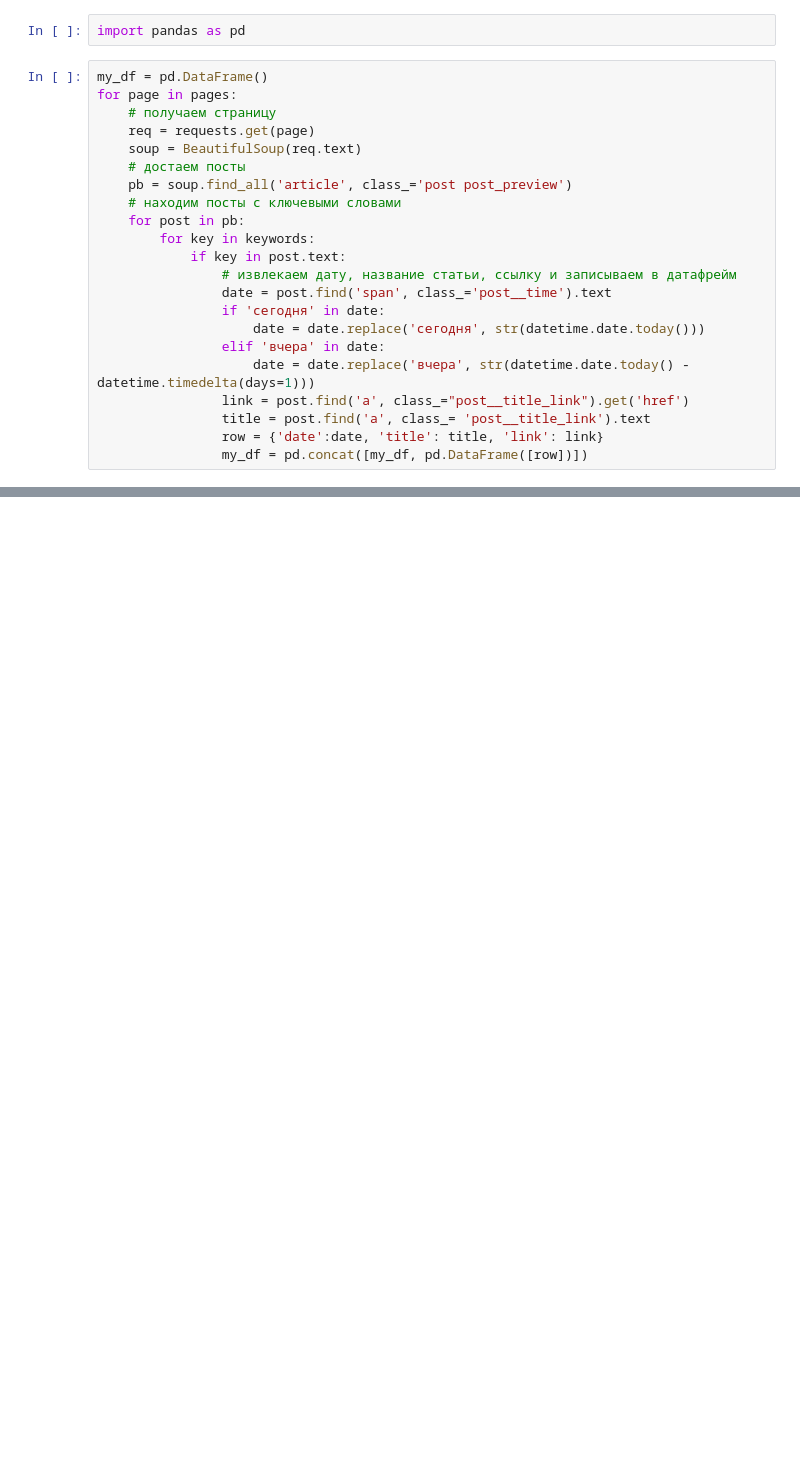
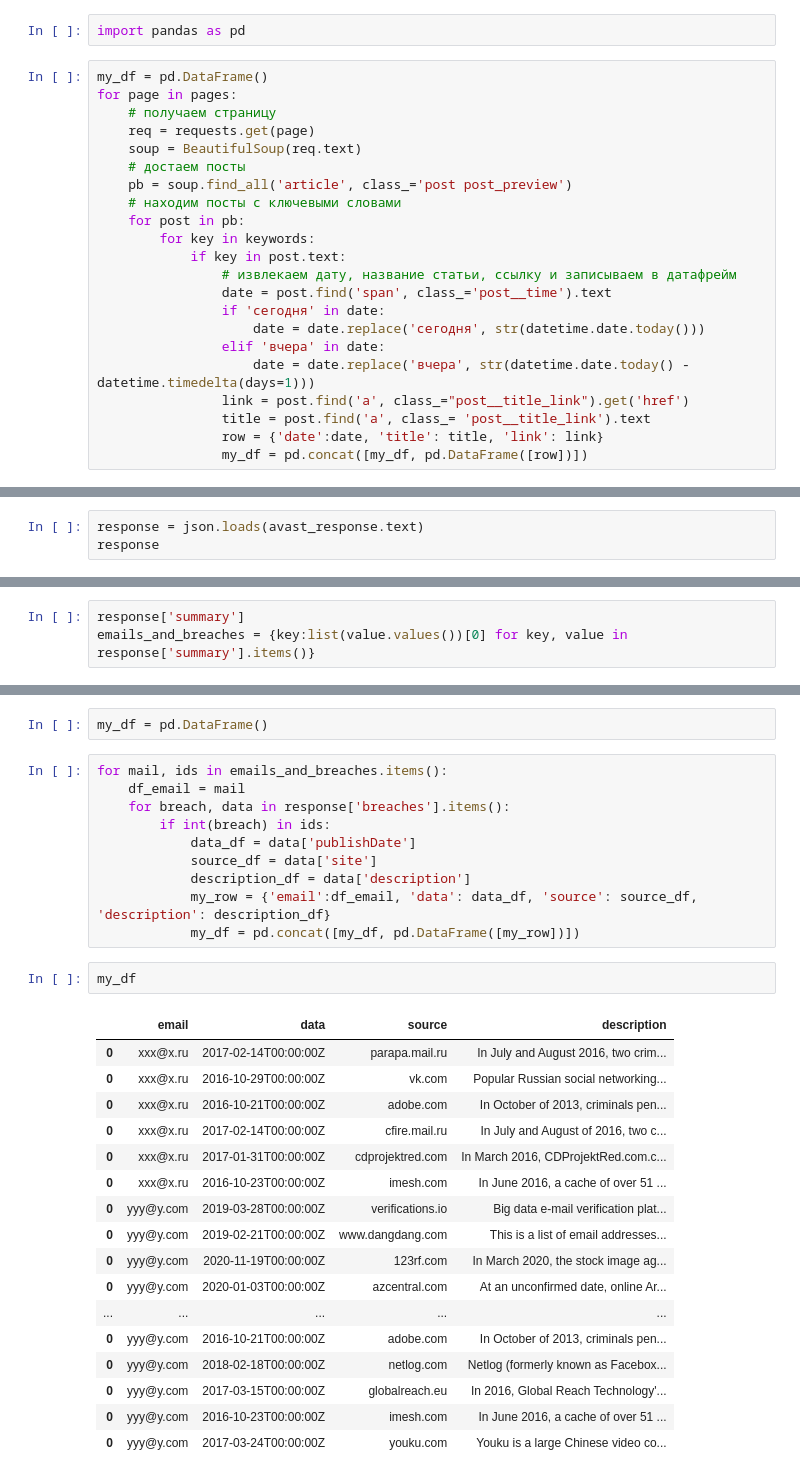
Before and after one commit to koletet6eme6/DataJournalistNT, a Jupyter notebook: parcing_dz_VT2.ipynb, the cells around one changed output, grey strips where cells are left out. Drawn from its saved outputs; the diff is of its cells as text; blank space fills up the shorter version.

```diff
--- a/parcing_dz_VT2.ipynb
+++ b/parcing_dz_VT2.ipynb
@@ -185,0 +202,3 @@ my_df.head()
+# %%
+response = json.loads(avast_response.text)
+response
@@ -185,0 +225,3 @@ my_df.head()
+# %%
+response['summary']
+emails_and_breaches = {key:list(value.values())[0] for key, value in response['summary'].items()}
@@ -185,0 +251,32 @@ my_df.head()
+# %%
+my_df = pd.DataFrame()
+# %%
+for mail, ids in emails_and_breaches.items():
+    df_email = mail
+    for breach, data in response['breaches'].items():
+        if int(breach) in ids:
+            data_df = data['publishDate']
+            source_df = data['site']
+            description_df = data['description']
+            my_row = {'email':df_email, 'data': data_df, 'source': source_df, 'description': description_df}
+            my_df = pd.concat([my_df, pd.DataFrame([my_row])])
+# %%
+my_df
+# %% [output]
+|  | email | data | source | description |
+| 0 | xxx@x.ru | 2017-02-14T00:00:00Z | parapa.mail.ru | In July and August 2016, two crim... |
+| 0 | xxx@x.ru | 2016-10-29T00:00:00Z | vk.com | Popular Russian social networking... |
+| 0 | xxx@x.ru | 2016-10-21T00:00:00Z | adobe.com | In October of 2013, criminals pen... |
+| 0 | xxx@x.ru | 2017-02-14T00:00:00Z | cfire.mail.ru | In July and August of 2016, two c... |
+| 0 | xxx@x.ru | 2017-01-31T00:00:00Z | cdprojektred.com | In March 2016, CDProjektRed.com.c... |
+| 0 | xxx@x.ru | 2016-10-23T00:00:00Z | imesh.com | In June 2016, a cache of over 51 ... |
+| 0 | yyy@y.com | 2019-03-28T00:00:00Z | verifications.io | Big data e-mail verification plat... |
+| 0 | yyy@y.com | 2019-02-21T00:00:00Z | www.dangdang.com | This is a list of email addresses... |
+| 0 | yyy@y.com | 2020-11-19T00:00:00Z | 123rf.com | In March 2020, the stock image ag... |
+| 0 | yyy@y.com | 2020-01-03T00:00:00Z | azcentral.com | At an unconfirmed date, online Ar... |
+| ... | ... | ... | ... | ... |
+| 0 | yyy@y.com | 2016-10-21T00:00:00Z | adobe.com | In October of 2013, criminals pen... |
+| 0 | yyy@y.com | 2018-02-18T00:00:00Z | netlog.com | Netlog (formerly known as Facebox... |
+| 0 | yyy@y.com | 2017-03-15T00:00:00Z | globalreach.eu | In 2016, Global Reach Technology'... |
+| 0 | yyy@y.com | 2016-10-23T00:00:00Z | imesh.com | In June 2016, a cache of over 51 ... |
+| 0 | yyy@y.com | 2017-03-24T00:00:00Z | youku.com | Youku is a large Chinese video co... |
```
Also changed, not shown: parts of 16 cells of this notebook.
